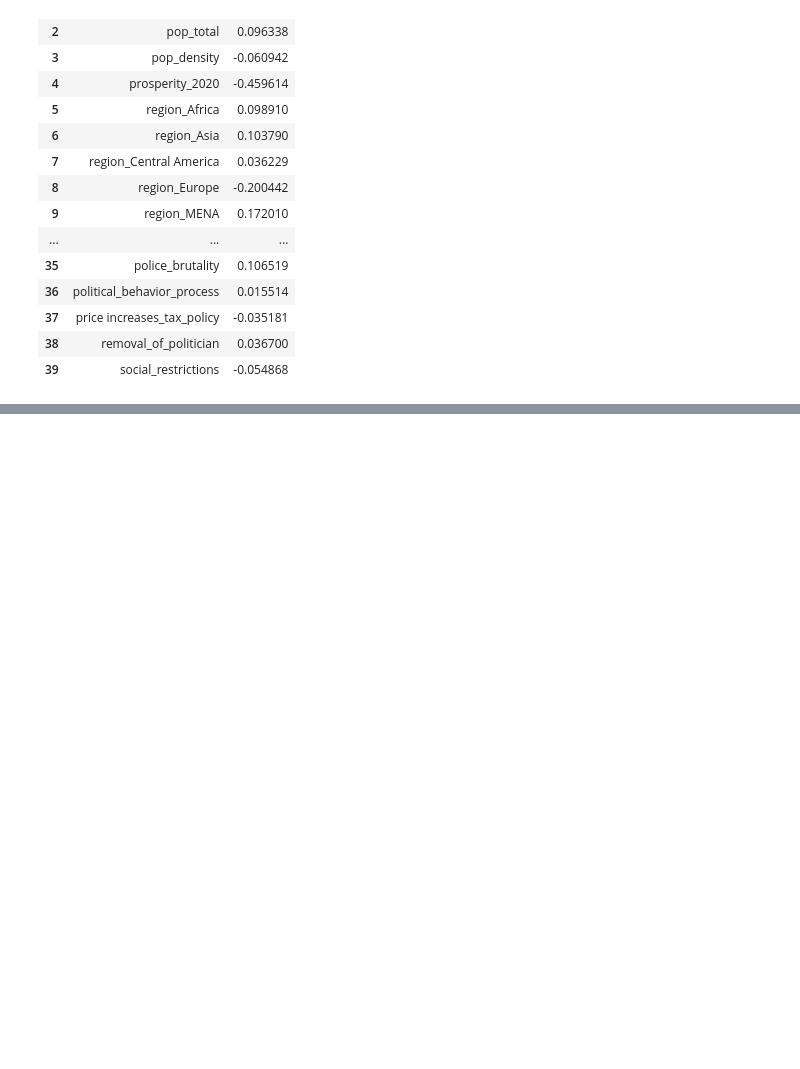
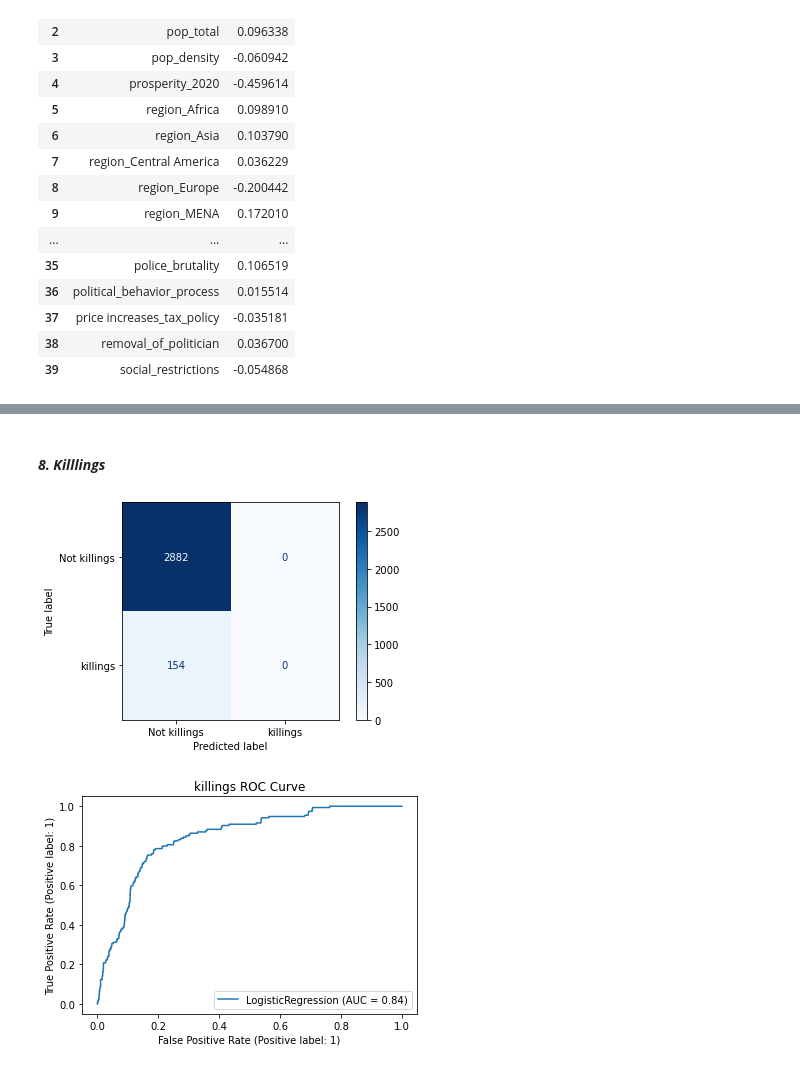
Before and after one commit to EmFib/Mass-Protests, a Jupyter notebook: users/log_reg_for_metrics_en.ipynb, the cells around one changed output, grey strips where cells are left out. Cells and saved outputs as stored; diff of their text form; code cells hidden in the pictures; blank space fills up the shorter version.

```diff
--- a/users/log_reg_for_metrics_en.ipynb
+++ b/users/log_reg_for_metrics_en.ipynb
@@ -555,0 +576,10 @@ vr_coef
+# %% [markdown]
+#### **_8. Killlings_**
+# %%
+logreg_kill = LogisticRegression(C=0.01, max_iter=100, penalty='l1', solver='liblinear')
+
+model_kill, X_train_kill, roc_auc, f1_score_train, f1_score_test, precision_train, precision_test, \
+recall_train, recall_test, accuracy_train, accuracy_test = state_response_predictor(mass_no_country, features, 'killings', logreg_kill)
+# %% [output]
+[figure, added]
+[figure, added]
```
Also changed, not shown: parts of 4 cells of this notebook.
